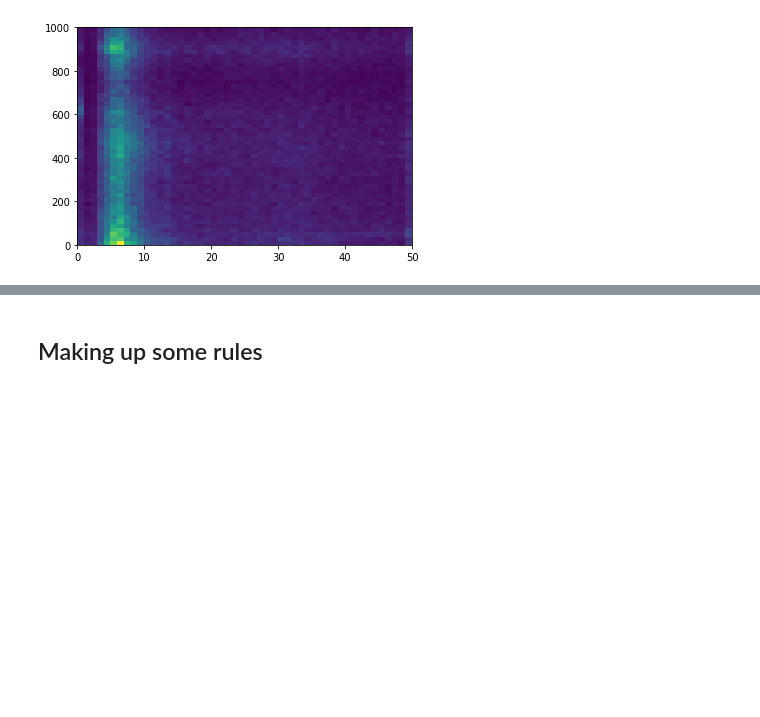
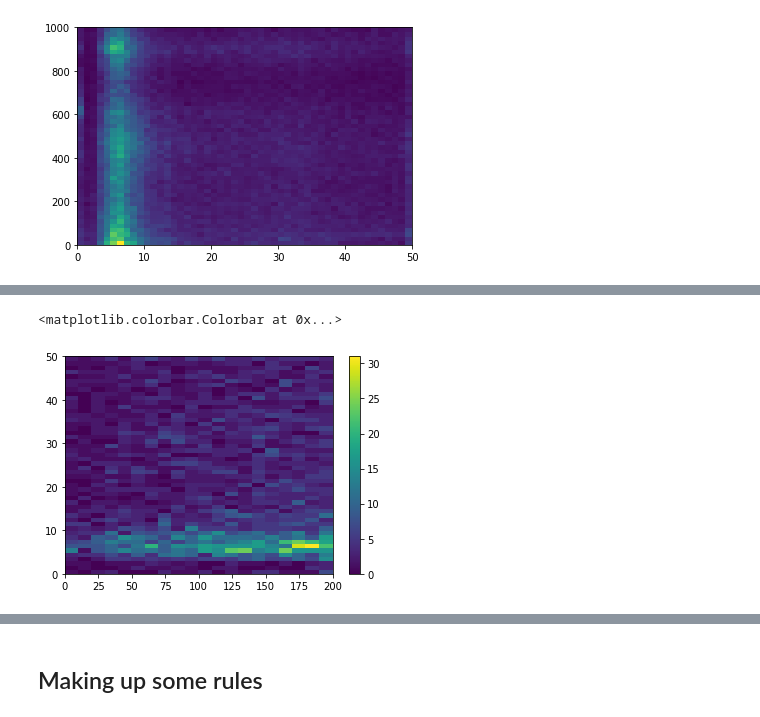
Before and after one commit to gingertom/buses, a Jupyter notebook: Data Exploration/Rules for predicting dwell times.ipynb, the cells around one changed output, grey strips where cells are left out. Cells and saved outputs as stored; diff of their text form; code cells hidden in the pictures; blank space fills up the shorter version.

```diff
--- a/Data Exploration/Rules for predicting dwell times.ipynb
+++ b/Data Exploration/Rules for predicting dwell times.ipynb
@@ -339,0 +336,6 @@ plt.hist2d(se.loc[~se['prev_dwell_type_normal'], 'dwell_duration_prev'], se.loc[
+# %%
+plt.hist2d(se.loc[~se['prev_dwell_type_normal'], "last_this_bus_gap"], se.loc[~se['prev_dwell_type_normal'], 'dwell_duration_prev'], bins=[20,50], range=[[0,200],[0,50]]);
+plt.colorbar()
+# %% [output]
+<matplotlib.colorbar.Colorbar at 0x...>
+[figure, added]
```
Also changed, not shown: parts of 44 cells of this notebook.
